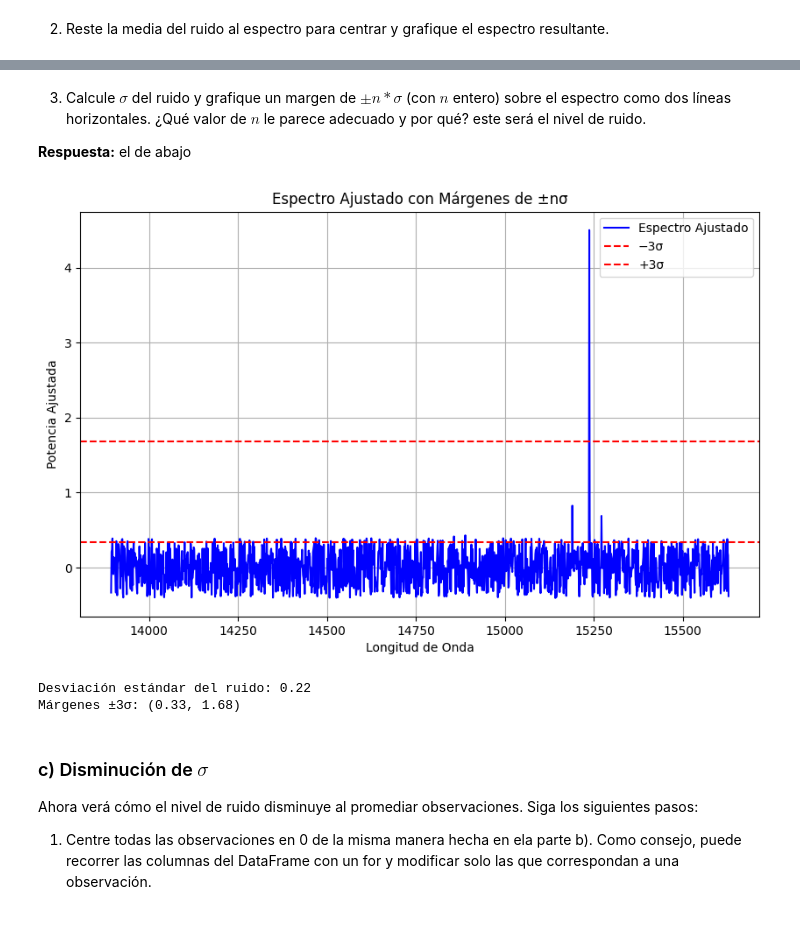
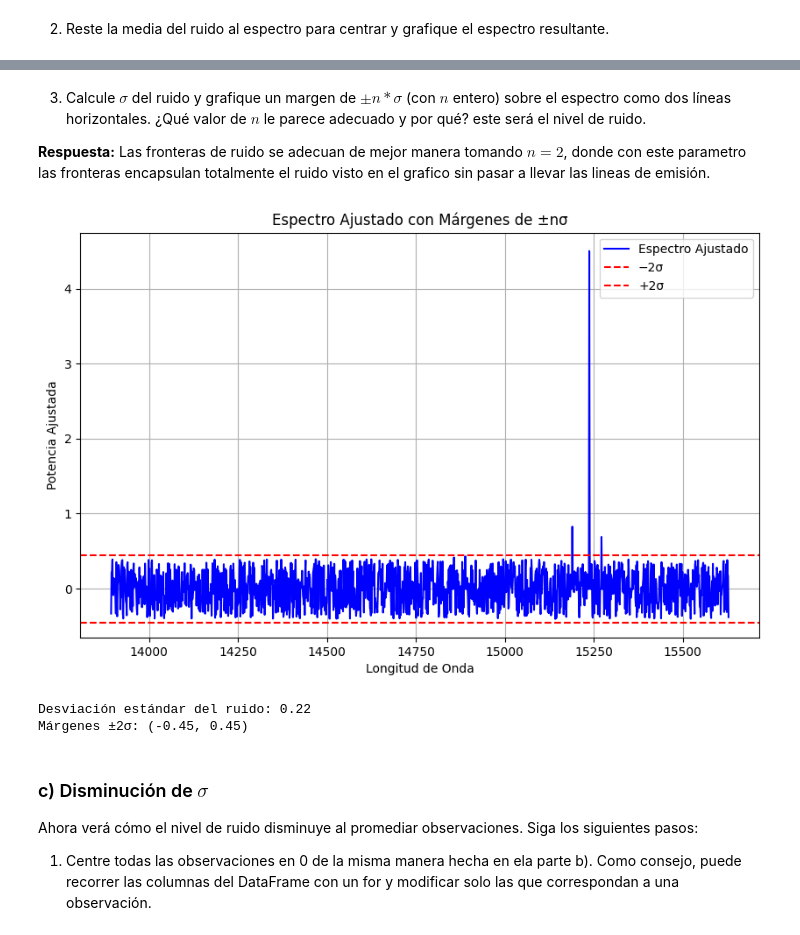
Before and after one commit to conichito/Tarea-2, a Jupyter notebook: Tarea2.ipynb, the cells around one changed output, grey strips where cells are left out. Cells and saved outputs as stored; diff of their text form; code cells hidden in the pictures.

```diff
--- a/Tarea2.ipynb
+++ b/Tarea2.ipynb
@@ -434,35 +437,35 @@ Media del ruido estimado: 1.01
 # %% [markdown]
 3. Calcule $\sigma$ del ruido y grafique un margen de $\pm n*\sigma$ (con $n$ entero) sobre el espectro como dos líneas horizontales. ¿Qué valor de $n$ le parece adecuado y por qué? este será el nivel de ruido.
 
-**Respuesta:** el de abajo
+**Respuesta:** Las fronteras de ruido se adecuan de mejor manera tomando $n=2$, donde con este parametro las fronteras encapsulan totalmente el ruido visto en el grafico sin pasar a llevar las lineas de emisión.
 # %%
-# Calcular la desviación estándar del ruido
+# Calculamos la desviación estándar del ruido
 std_ruido = ruido.std()
 
-# Definir el margen de ±nσ
-n = 3  # Puedes ajustar este valor según sea necesario
+# Definimos el margen de ±nσ
+n = 2
 lower_bound_noise = mean_ruido - n * std_ruido
 upper_bound_noise = mean_ruido + n * std_ruido
 
-# Graficar el espectro ajustado y las líneas de margen
+# Graficamos el espectro ajustado y las líneas de margen
 plt.figure(figsize=(10, 6))
 plt.plot(wlth, adjusted_spectrum, color='blue', label='Espectro Ajustado')
 plt.axhline(y=lower_bound_noise, color='red', linestyle='--', label=f'−{n}σ')
 plt.axhline(y=upper_bound_noise, color='red', linestyle='--', label=f'+{n}σ')
 plt.title('Espectro Ajustado con Márgenes de ±nσ')
 plt.xlabel('Longitud de Onda')
 plt.ylabel('Potencia Ajustada')
 plt.legend()
 plt.grid(True)
 plt.show()
 
-# Imprimir la desviación estándar del ruido y los márgenes
+# Imprimimos los valores de la desviación estándar del ruido y de los márgenes
 print(f'Desviación estándar del ruido: {std_ruido:.2f}')
 print(f'Márgenes ±{n}σ: ({lower_bound_noise:.2f}, {upper_bound_noise:.2f})')
 # %% [output]
-[figure, old version]
+[figure, new version]
 Desviación estándar del ruido: 0.22
-Márgenes ±3σ: (0.33, 1.68)
+Márgenes ±2σ: (-0.45, 0.45)
 # %% [markdown]
 ### c) Disminución de $\sigma$
 
```
Also changed, not shown: parts of 21 cells of this notebook.
